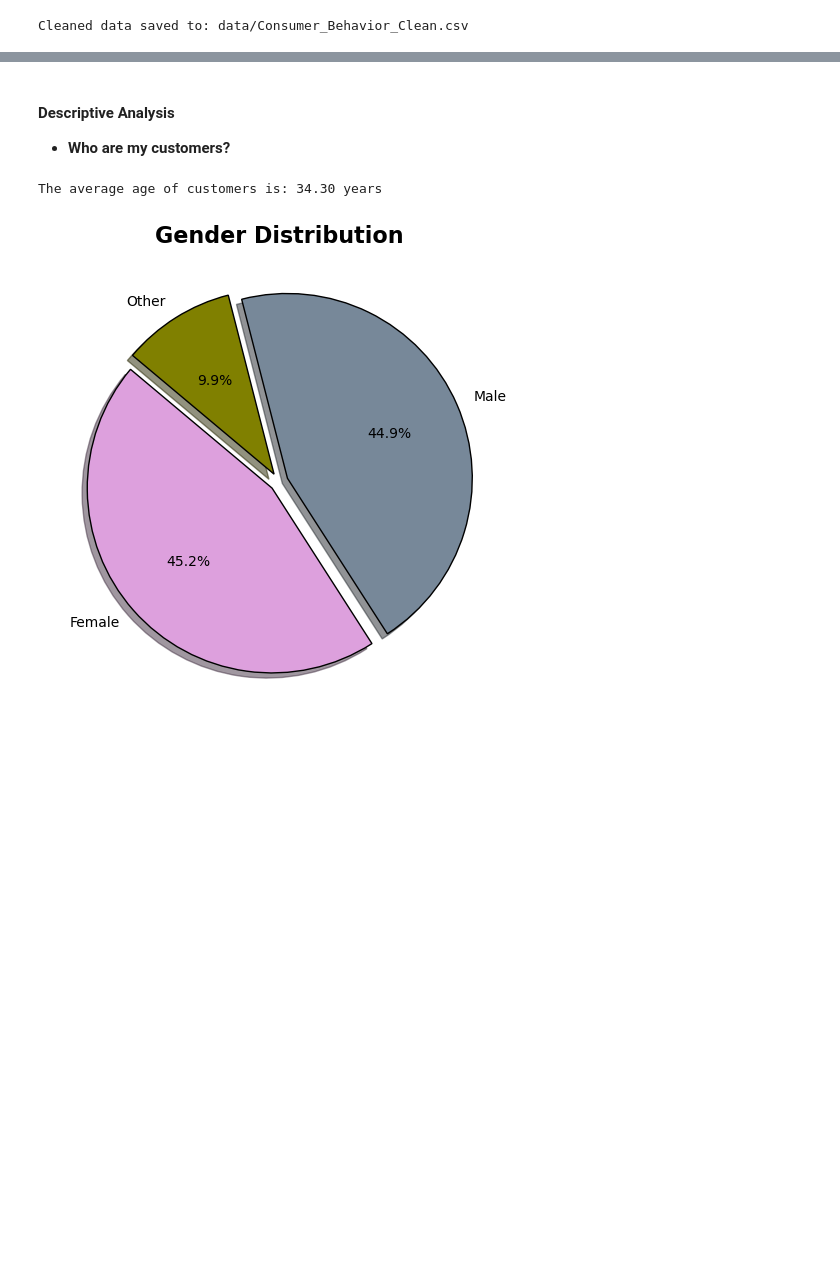
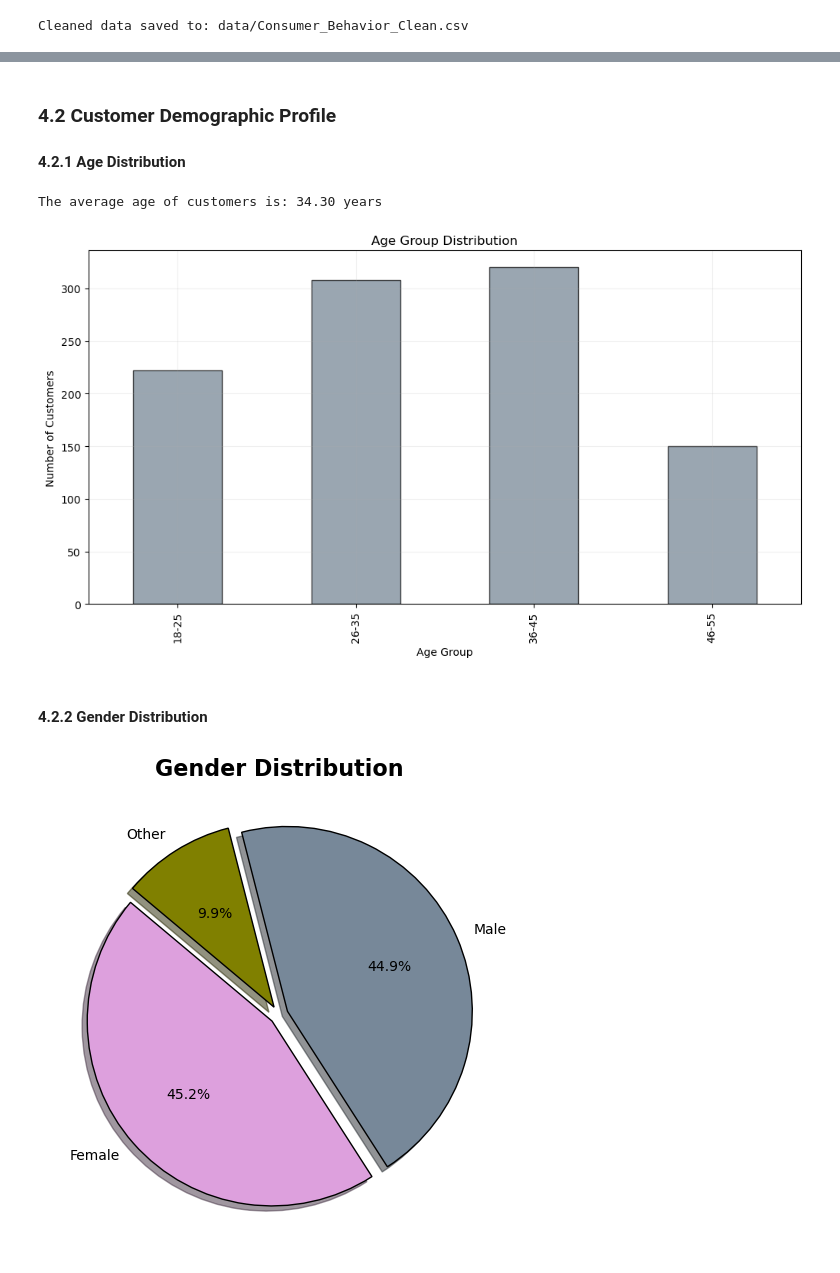
Before and after one commit to marianemcgrath/pfda, a Jupyter notebook: project/project.ipynb, the cells around one changed output, grey strips where cells are left out. Drawn from its saved outputs; the diff is of its cells as text; code cells hidden in the pictures; blank space fills up the shorter version.

```diff
--- a/project/project.ipynb
+++ b/project/project.ipynb
@@ -482,5 +459,5 @@ df.describe().T
 # %% [markdown]
-#### Descriptive Analysis
+###  4.2 Customer Demographic Profile
 
-* **Who are my customers?**
+#### 4.2.1 Age Distribution
 # %%
@@ -489,6 +466,23 @@ average_age = df['Age'].mean()
 print(f"The average age of customers is: {average_age:.2f} years")
 # %% [output]
 The average age of customers is: 34.30 years
+# %%
+# Age group distribution
+age_group_counts = df['Age_Group'].value_counts().sort_index()
+age_group_counts.columns = ['Age_Group', 'Count']
+
+# Plotting the age group distribution
+plt.figure(figsize=(12, 6))
+age_group_counts.plot(kind='bar', edgecolor='black', color='slategrey', alpha=0.7)
+plt.title("Age Group Distribution")
+plt.xlabel("Age Group")
+plt.ylabel("Number of Customers")
+plt.grid(alpha=0.2)
+plt.show()
+# %% [output]
+[figure, added]
+# %% [markdown]
+#### 4.2.2 Gender Distribution
 # %%
 # Calculate gender distribution
 gender_counts = df['Gender'].value_counts()
```
Also changed, not shown: parts of 129 cells of this notebook, 2 other files.
